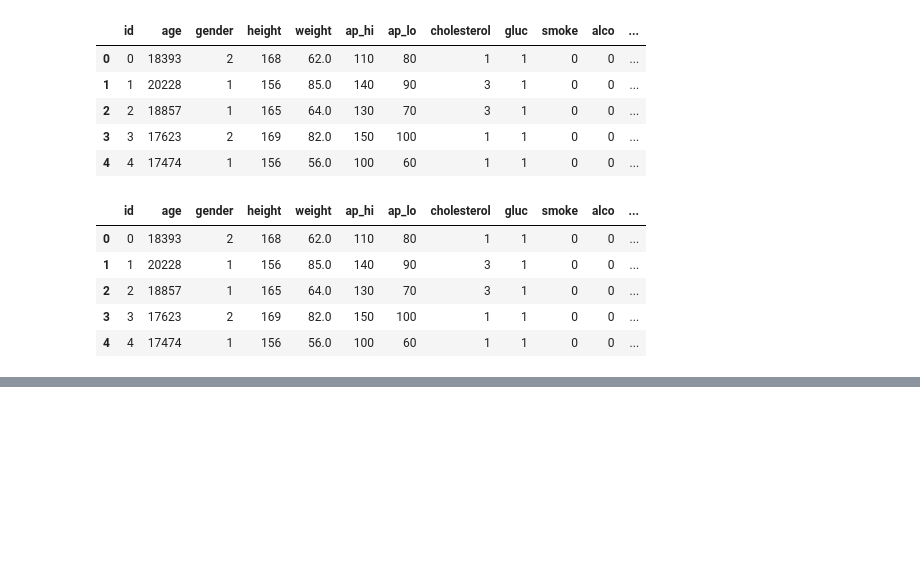
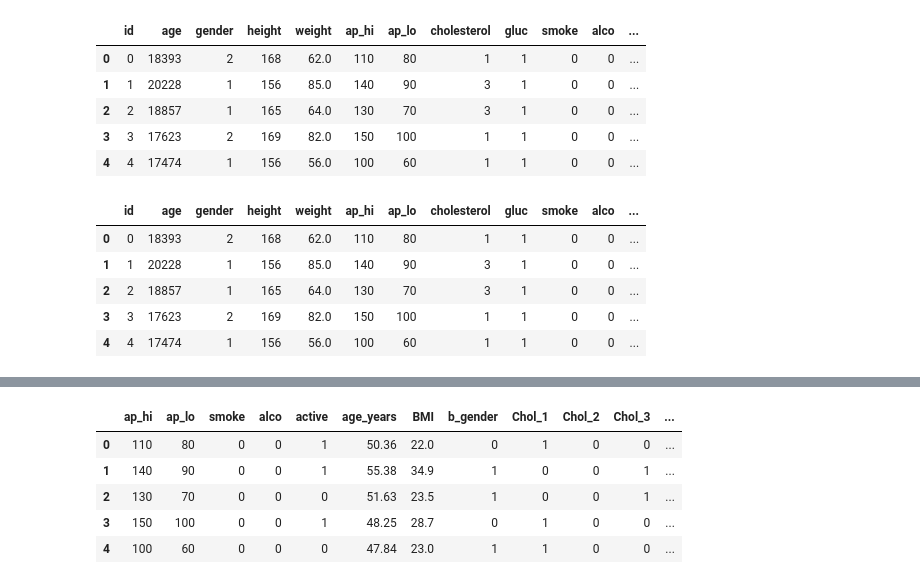
Before and after one commit to pasaunier/FDD_Projet_H, a Jupyter notebook: classification_saunier.ipynb, the cells around one changed output, grey strips where cells are left out. Cells and saved outputs as stored; diff of their text form; code cells hidden in the pictures; blank space fills up the shorter version.

```diff
--- a/classification_saunier.ipynb
+++ b/classification_saunier.ipynb
@@ -159,0 +158,8 @@ csv.head()
+# %%
+# il faut séparer la variable cholestérol en 3 colonnes binaires :
+chol_dummy = pd.get_dummies( csv.cholesterol , prefix='Chol')
+print(chol_dummy.head())
+
+# idem pour le glucose :
+gluc_dummy = pd.get_dummies( csv.gluc , prefix='gluc')
+print("\n",gluc_dummy.head())
@@ -159,0 +202,17 @@ csv.head()
+# %%
+# assemblage d'une dataframe avec toute les variables pour le training :
+
+# suppression des col inutiles sur la df du csv :
+csv_pruned = csv.drop(['id', 'gender','cholesterol', 'gluc',
+                       'height', 'weight', 'age', 'cardio'], axis=1)
+
+
+full_df = pd.concat( [ csv_pruned , chol_dummy , gluc_dummy] , axis=1 )
+full_df.head()
+# %% [output]
+|  | ap_hi | ap_lo | smoke | alco | active | age_years | BMI | b_gender | Chol_1 | Chol_2 | Chol_3 | ... |
+| 0 | 110 | 80 | 0 | 0 | 1 | 50.36 | 22.0 | 0 | 1 | 0 | 0 | ... |
+| 1 | 140 | 90 | 0 | 0 | 1 | 55.38 | 34.9 | 1 | 0 | 0 | 1 | ... |
+| 2 | 130 | 70 | 0 | 0 | 0 | 51.63 | 23.5 | 1 | 0 | 0 | 1 | ... |
+| 3 | 150 | 100 | 0 | 0 | 1 | 48.25 | 28.7 | 0 | 1 | 0 | 0 | ... |
+| 4 | 100 | 60 | 0 | 0 | 0 | 47.84 | 23.0 | 1 | 1 | 0 | 0 | ... |
```
Also changed, not shown: parts of 18 cells of this notebook, 5 other files.
